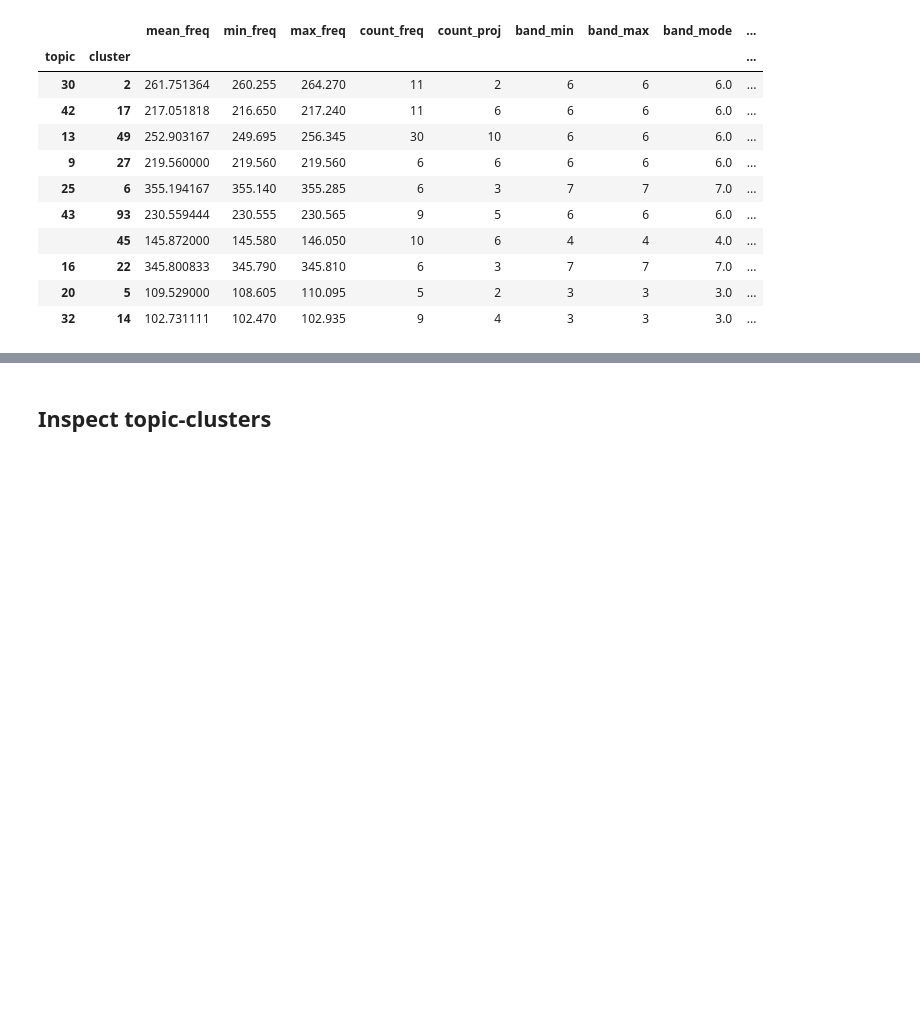
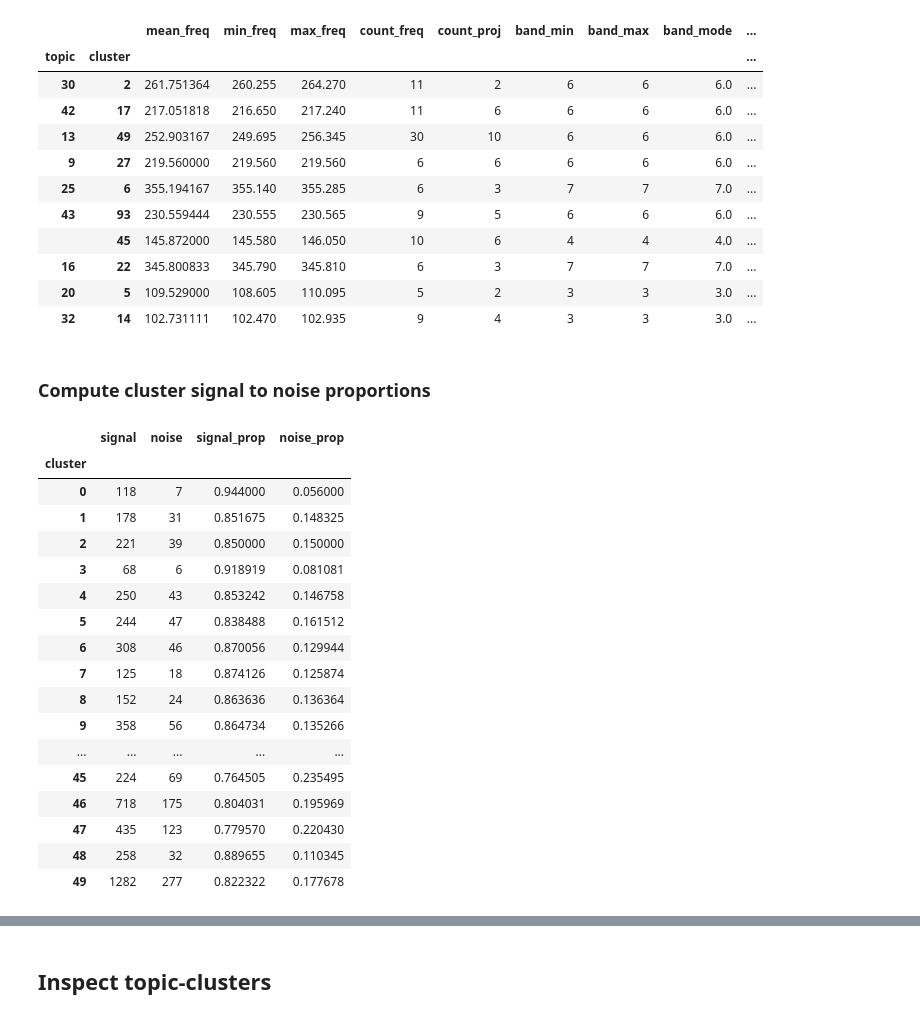
Before and after one commit to rlipps/NRAO_Capstone, a Jupyter notebook: model_notebooks/Full_Model_Updated_Data_Input.ipynb, the cells around one changed output, grey strips where cells are left out. Saved outputs shown, nothing was run; the diff lists cells and outputs as text; code cells hidden in the pictures; blank space fills up the shorter version.

```diff
--- a/model_notebooks/Full_Model_Updated_Data_Input.ipynb
+++ b/model_notebooks/Full_Model_Updated_Data_Input.ipynb
@@ -414,6 +415,7 @@ topic_cluster_widths = []               # List of cluster widths by topic to ens
 total_num_clusters = 0                  # List of number of clusters for each topic
 topic_cluster_stat_list = []            # List of dataframes with clusters by topic. Used to make a main topic-cluster data frame later
 topic_measurement_stat_list = []        # List of dataframes with measurements by topic. Used to make a main topic-measurement data frame later
+test_project_hit_list = []              # List of test project hit rates for each cluster
 
 # Loop over topics
 for tpc in set(proj_max_topic.max_topic.values):
@@ -481,7 +483,6 @@ for tpc in set(proj_max_topic.max_topic.values):
     # Append topic_cluster to topic_cluster_stats for analysis later
     topic_cluster_stat_list.append(topic_cluster)
 
-
     # Testing loop
     # Loop over generated clusters and print cluster stats
     # Initialize list of cluster widths
@@ -539,6 +540,7 @@ for tpc in set(proj_max_topic.max_topic.values):
                         tp_hr += 1
                         break
         test_project_meas_hit_rate.append(round(tp_hr/len(list(test_proj_meas.loc[tp].med_freq)), 3))
+        test_project_hit_list.append(round(tp_hr/len(list(test_proj_meas.loc[tp].med_freq)), 3))
         # Stats for individual test projects
         print(f'Number of measurements: {len(test_proj_meas.loc[tp].med_freq)}')
         print(f'Hits: {tp_hr}')
@@ -553,7 +555,8 @@ for tpc in set(proj_max_topic.max_topic.values):
 print(f'Total number of clusters across topics: {total_num_clusters}')
 print(f'Number of test projects with at least one measurement match: {test_project_hits}')
 print(f'Ratio of test project hits to number of test projects: {round(test_project_hits/test_texts.shape[0], 4)}')
-print(f'Average hit rate per project: {round(sum(test_project_meas_hit_rate)/test_texts.shape[0], 4)}')
+print(f'Average hit rate per project: {round(np.mean(test_project_hit_list), 4)}')
+print(f'Standard Deviation of hit rate per project: {round(np.std(test_project_hit_list), 4)}')
 # %% [output]
 HDBSCAN Results for topic 0
 Number of projects in topic: 17
@@ -794,3 +797,36 @@ topic_cluster_stats.sample(10)
 | 16 | 22 | 345.800833 | 345.790 | 345.810 | 6 | 3 | 7 | 7 | 7.0 | ... |
 | 20 | 5 | 109.529000 | 108.605 | 110.095 | 5 | 2 | 3 | 3 | 3.0 | ... |
 | 32 | 14 | 102.731111 | 102.470 | 102.935 | 9 | 4 | 3 | 3 | 3.0 | ... |
+# %% [markdown]
+### Compute cluster signal to noise proportions
+# %%
+sn_list = []
+for clst in np.unique(topic_cluster_stats.index.get_level_values(0)):
+    clst_sig = np.sum(topic_cluster_stats.loc[topic_cluster_stats.index.get_level_values(1) != -1].loc[clst].count_freq)
+    clst_noise = np.sum(topic_cluster_stats.loc[topic_cluster_stats.index.get_level_values(1) == -1].loc[clst].count_freq)
+    sn_list.append({'signal':clst_sig, 'noise':clst_noise})
+# %%
+signal_noise_frame = pd.DataFrame(sn_list)
+signal_noise_frame.index.name = 'cluster'
+signal_noise_frame['signal_prop'] = (signal_noise_frame.signal)/(signal_noise_frame.signal + signal_noise_frame.noise)
+signal_noise_frame['noise_prop'] = (signal_noise_frame.noise)/(signal_noise_frame.signal + signal_noise_frame.noise)
+signal_noise_frame
+# %% [output]
+|  | signal | noise | signal_prop | noise_prop |
+| cluster |  |  |  |  |
+| 0 | 118 | 7 | 0.944000 | 0.056000 |
+| 1 | 178 | 31 | 0.851675 | 0.148325 |
+| 2 | 221 | 39 | 0.850000 | 0.150000 |
+| 3 | 68 | 6 | 0.918919 | 0.081081 |
+| 4 | 250 | 43 | 0.853242 | 0.146758 |
+| 5 | 244 | 47 | 0.838488 | 0.161512 |
+| 6 | 308 | 46 | 0.870056 | 0.129944 |
+| 7 | 125 | 18 | 0.874126 | 0.125874 |
+| 8 | 152 | 24 | 0.863636 | 0.136364 |
+| 9 | 358 | 56 | 0.864734 | 0.135266 |
+| ... | ... | ... | ... | ... |
+| 45 | 224 | 69 | 0.764505 | 0.235495 |
+| 46 | 718 | 175 | 0.804031 | 0.195969 |
+| 47 | 435 | 123 | 0.779570 | 0.220430 |
+| 48 | 258 | 32 | 0.889655 | 0.110345 |
+| 49 | 1282 | 277 | 0.822322 | 0.177678 |
```
Also changed, not shown: parts of 3 cells of this notebook.
